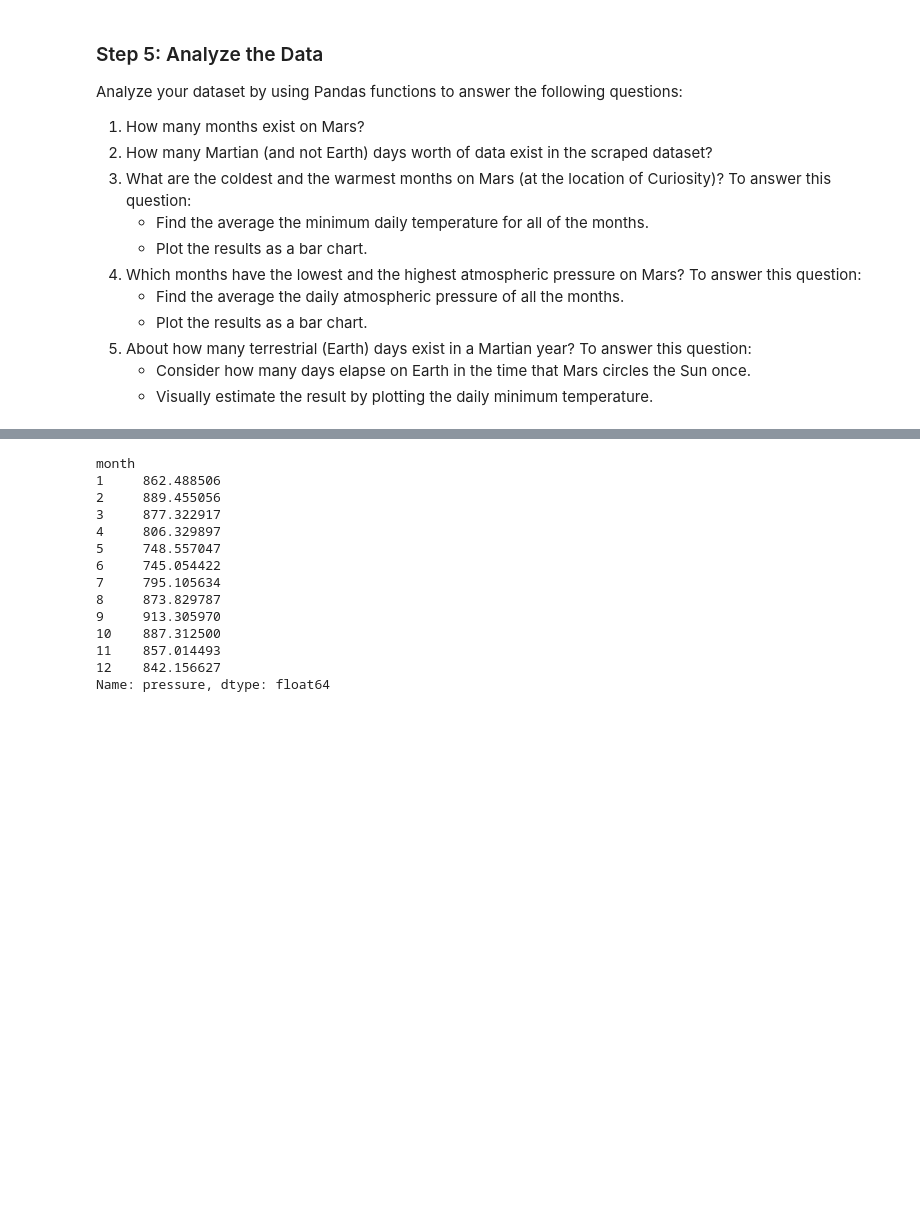
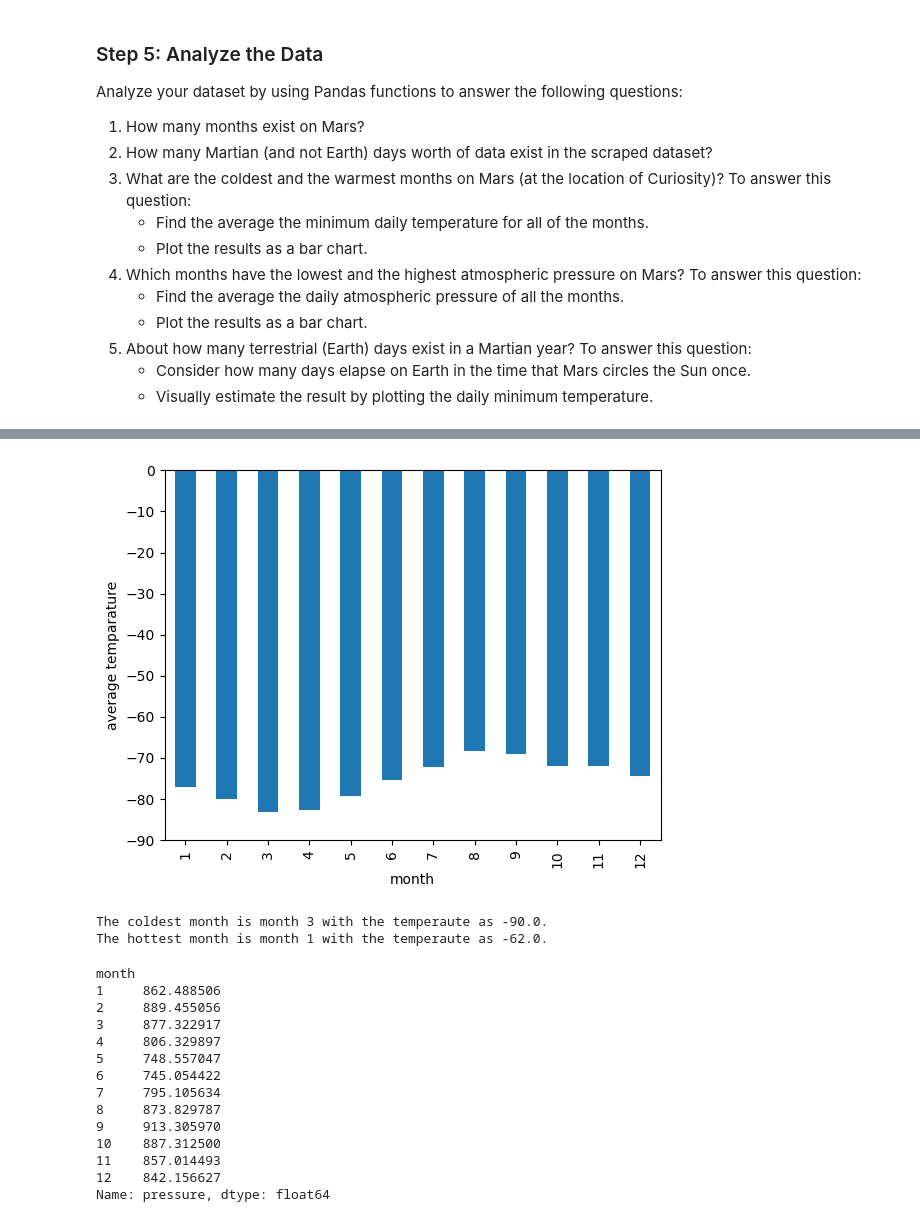
Before and after one commit to jbarbs44/Scraping_challange, a Jupyter notebook: part_2_mars_weather.ipynb, the cells around one changed output, grey strips where cells are left out. Cells and saved outputs as stored; diff of their text form; code cells hidden in the pictures; blank space fills up the shorter version.

```diff
--- a/part_2_mars_weather.ipynb
+++ b/part_2_mars_weather.ipynb
@@ -89,6 +89,6 @@ column_headers
 # %%
 # Create a Pandas DataFrame by using the list of rows and a list of the column names
-weather_df = pd.DataFrame(columns= column_headers)
+weather_df = pd.DataFrame(columns= title)
 
 rows_in_data = weather_soup.find_all('tr')[1:]
 rows_in_data
@@ -143,9 +143,9 @@ dtype: object
 #weather_df['terrestrial_date']#= pd.to_datetime(weather_df['terrestrial_date'])
 weather_df.id = weather_df.id.astype("object")
 weather_df.terrestrial_date = weather_df.terrestrial_date.astype("datetime64[ns]")
-weather_df.sol = weather_df.sol.astype("int64")
-weather_df.ls = weather_df.ls.astype("int64")
-weather_df.month = weather_df.month.astype("int64")
+weather_df.sol = weather_df.sol.astype("int")
+weather_df.ls = weather_df.ls.astype("int")
+weather_df.month = weather_df.month.astype("int")
 weather_df.min_temp = weather_df.min_temp.astype("float")
 weather_df.pressure = weather_df.pressure.astype("float")
 # %%
@@ -219,2 +222,26 @@ ValueError: Grouper for 'month' not 1-dimensional
+# %%
+# Plot the average temperature by month
+average_low_temp.plot(kind = 'bar')
+plt.ylim(-90,0)
+plt.xticks(rotation = 90)
+
+plt.xlabel("month")
+plt.ylabel("average temparature")
+
+plt.show()
+# %% [output]
+[figure, added]
+# %%
+# Identify the coldest and hottest months in Curiosity's location
+coldest_month = weather_df.groupby('month')['min_temp'].min()
+coldest_month
+print(f"The coldest month is month 3 with the temperaute as {coldest_month[3]}.")
+
+hottest_month = weather_df.groupby('month')['min_temp'].max()
+hottest_month
+print(f"The hottest month is month 1 with the temperaute as {hottest_month[1]}.")
+# %% [output]
+The coldest month is month 3 with the temperaute as -90.0.
+The hottest month is month 1 with the temperaute as -62.0.
 # %%
 # 4. Average pressure by Martian month
```
Also changed, not shown: parts of 11 cells of this notebook.
